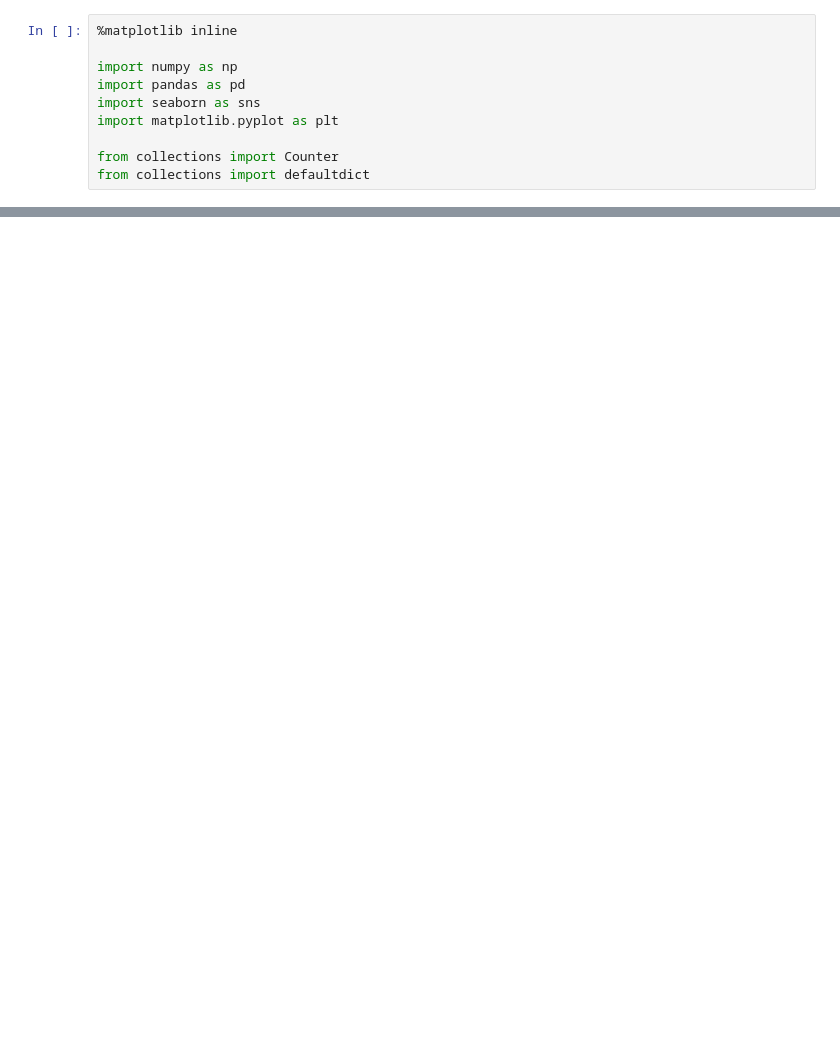
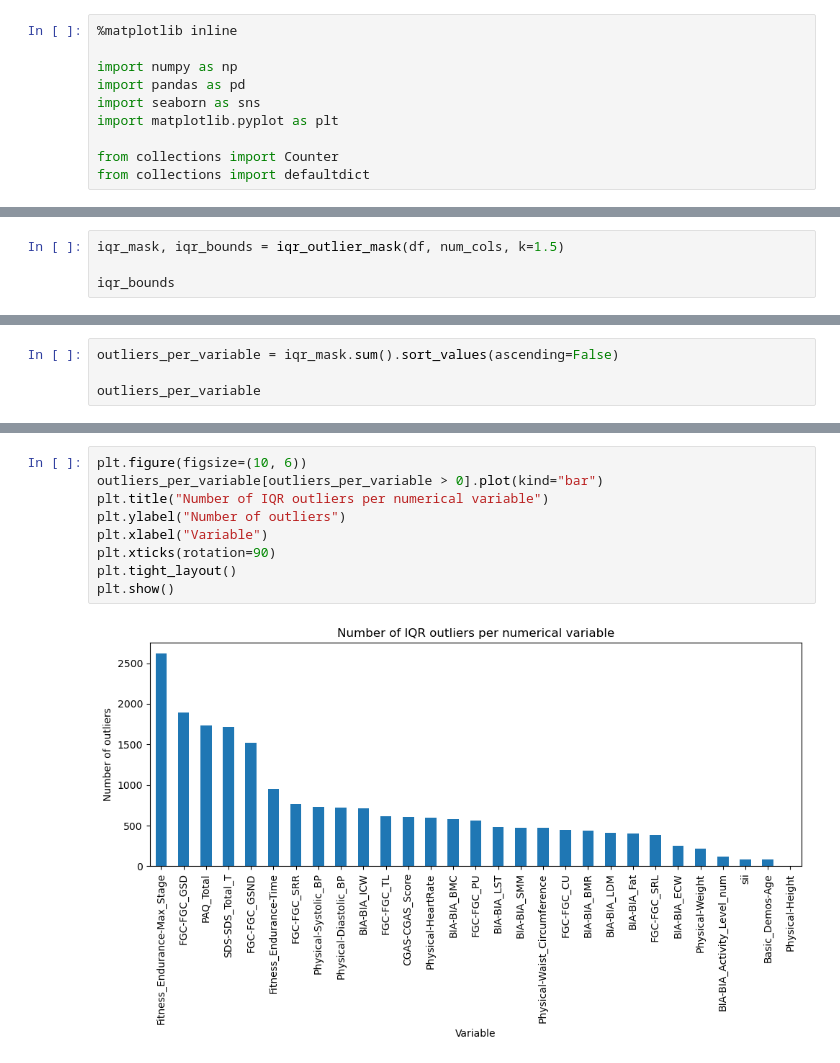
Before and after one commit to lorenzobuccolini03/Data-Mining---Advanced-Topics, a Jupyter notebook: Outliers_Detection/Naive_Approaches.ipynb, the cells around one changed output, grey strips where cells are left out. Drawn from its saved outputs; the diff is of its cells as text; blank space fills up the shorter version.

```diff
--- a/Outliers_Detection/Naive_Approaches.ipynb
+++ b/Outliers_Detection/Naive_Approaches.ipynb
@@ -218,0 +84,4 @@ array([41.04073403, 44.57555928, 43.38089961, ..., 45.47102362,
+# %%
+iqr_mask, iqr_bounds = iqr_outlier_mask(df, num_cols, k=1.5)
+
+iqr_bounds
@@ -218,0 +106,4 @@ array([41.04073403, 44.57555928, 43.38089961, ..., 45.47102362,
+# %%
+outliers_per_variable = iqr_mask.sum().sort_values(ascending=False)
+
+outliers_per_variable
@@ -218,0 +128,11 @@ array([41.04073403, 44.57555928, 43.38089961, ..., 45.47102362,
+# %%
+plt.figure(figsize=(10, 6))
+outliers_per_variable[outliers_per_variable > 0].plot(kind="bar")
+plt.title("Number of IQR outliers per numerical variable")
+plt.ylabel("Number of outliers")
+plt.xlabel("Variable")
+plt.xticks(rotation=90)
+plt.tight_layout()
+plt.show()
+# %% [output]
+[figure, added]
```
Also changed, not shown: parts of 46 cells of this notebook, 3 other files.
